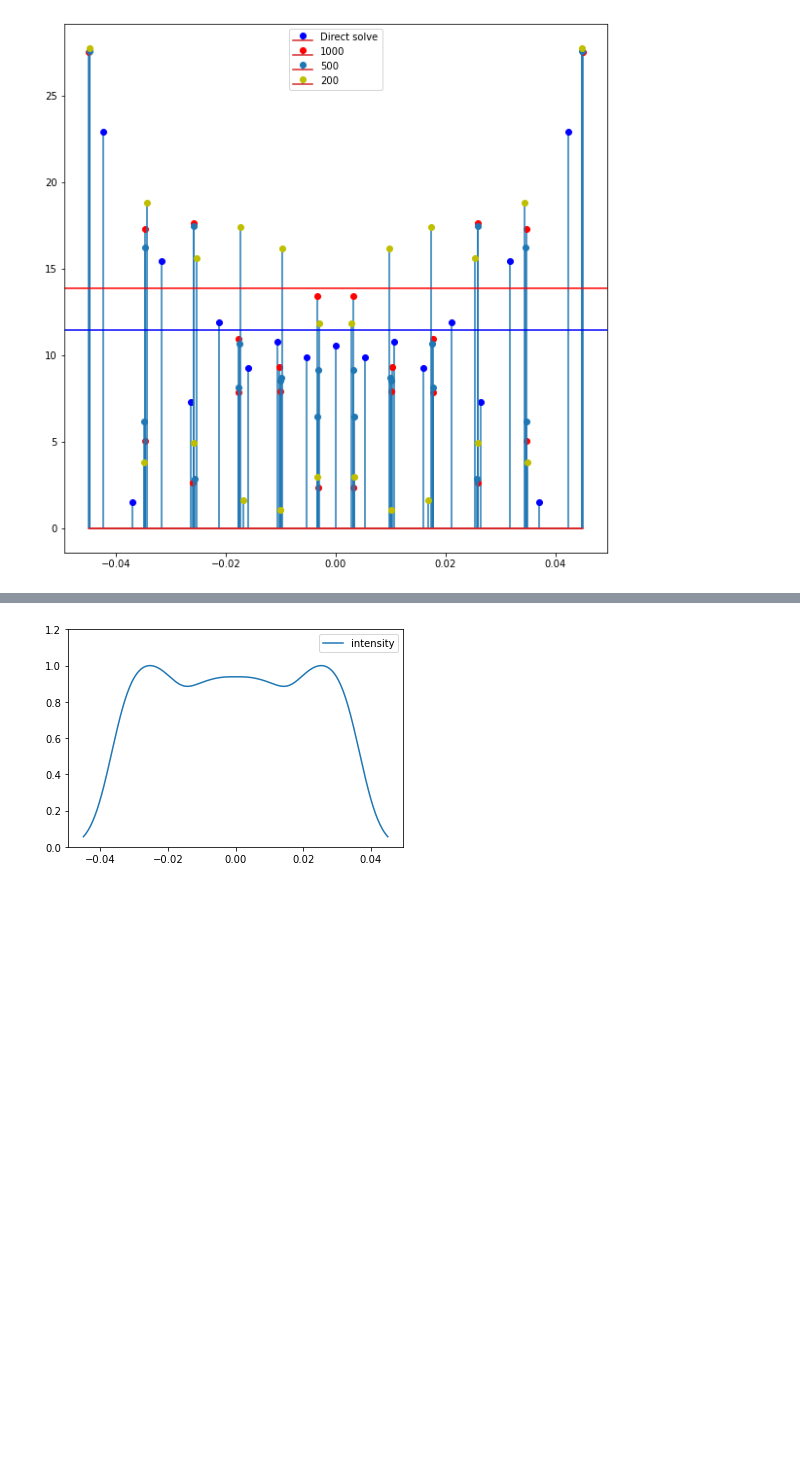
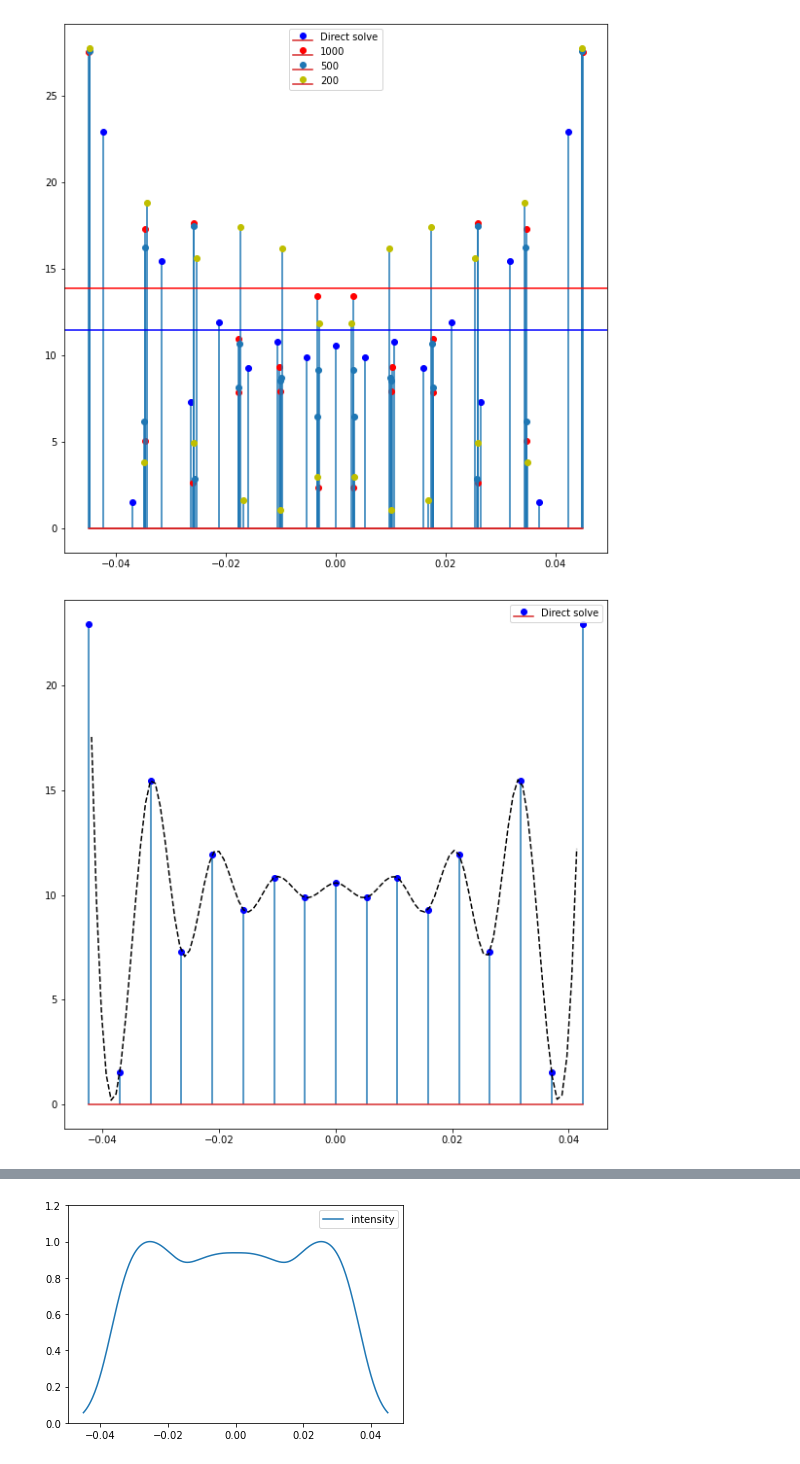
Before and after one commit to HYUNSEONG-KIM/UILC, a Jupyter notebook: docs/kde_test.ipynb, the cells around one changed output, grey strips where cells are left out. Cells and saved outputs as stored; diff of their text form; code cells hidden in the pictures; blank space fills up the shorter version.

```diff
--- a/docs/kde_test.ipynb
+++ b/docs/kde_test.ipynb
@@ -54,0 +63,16 @@ plt.show()
+# %%
+cu2 = interp1d(ds_position, ds_rho, kind='cubic', fill_value="extrapolate")
+# %%
+xew = np.linspace(-(W/2-0.0031), (W/2-0.0028), num= 100, endpoint=False)
+# %%
+fig = plt.figure(figsize=(10,10))
+ax = fig.add_subplot()
+
+marker1, stemlines1, baseline1 = ax.stem(ds_position, ds_rho, label="Direct solve")
+marker1.set_color("b")
+
+ax.plot(xew,cu2(xew), '--', color='black')
+plt.legend()
+plt.show()
+# %% [output]
+[figure, added]
```
Also changed, not shown: parts of 6 cells of this notebook.
